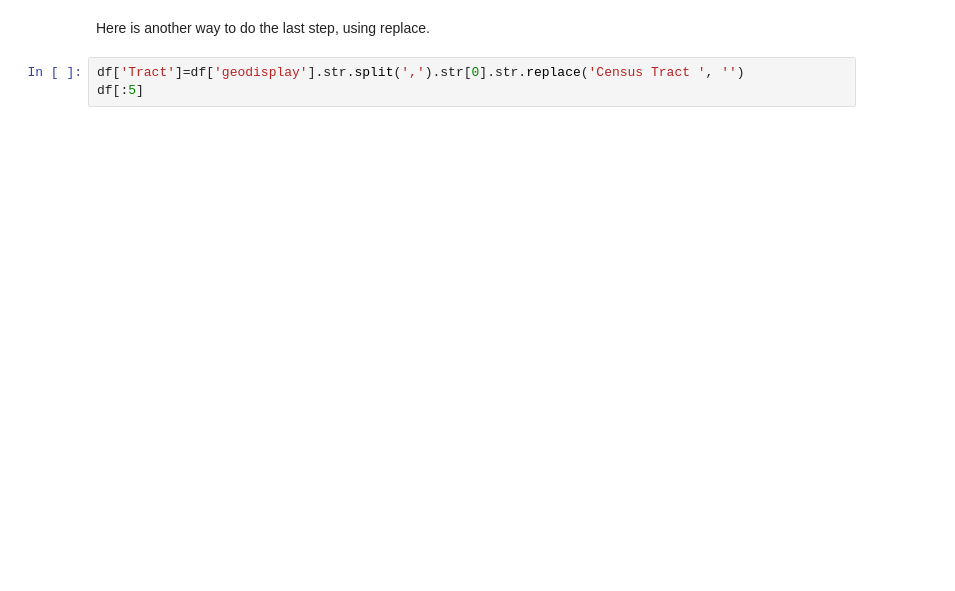
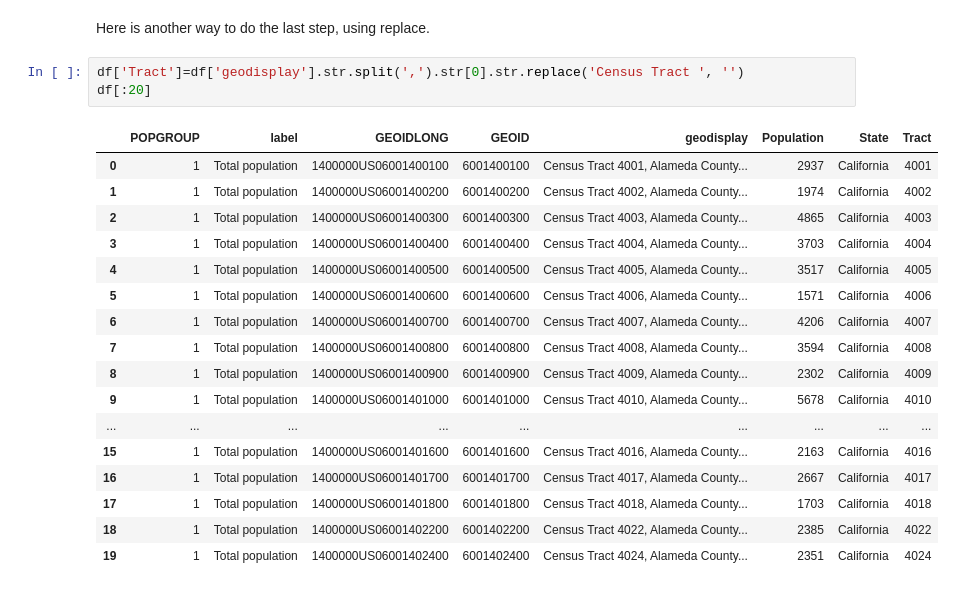
Before and after one commit to uky-transport-data-science/ce599, a Jupyter notebook: 5-Pandas Basics Part 1/From-Rows-to-Lists-Arrays-and-DataFrames.ipynb, the cells around one changed output. Saved outputs shown, nothing was run; the diff lists cells and outputs as text; blank space fills up the shorter version.

```diff
--- a/5-Pandas Basics Part 1/From-Rows-to-Lists-Arrays-and-DataFrames.ipynb
+++ b/5-Pandas Basics Part 1/From-Rows-to-Lists-Arrays-and-DataFrames.ipynb
@@ -327,4 +571,22 @@ df[:5]
 Here is another way to do the last step, using replace.
 # %%
 df['Tract']=df['geodisplay'].str.split(',').str[0].str.replace('Census Tract ', '')
-df[:5]
+df[:20]
+# %% [output]
+|  | POPGROUP | label | GEOIDLONG | GEOID | geodisplay | Population | State | Tract |
+| 0 | 1 | Total population | 1400000US06001400100 | 6001400100 | Census Tract 4001, Alameda County... | 2937 | California | 4001 |
+| 1 | 1 | Total population | 1400000US06001400200 | 6001400200 | Census Tract 4002, Alameda County... | 1974 | California | 4002 |
+| 2 | 1 | Total population | 1400000US06001400300 | 6001400300 | Census Tract 4003, Alameda County... | 4865 | California | 4003 |
+| 3 | 1 | Total population | 1400000US06001400400 | 6001400400 | Census Tract 4004, Alameda County... | 3703 | California | 4004 |
+| 4 | 1 | Total population | 1400000US06001400500 | 6001400500 | Census Tract 4005, Alameda County... | 3517 | California | 4005 |
+| 5 | 1 | Total population | 1400000US06001400600 | 6001400600 | Census Tract 4006, Alameda County... | 1571 | California | 4006 |
+| 6 | 1 | Total population | 1400000US06001400700 | 6001400700 | Census Tract 4007, Alameda County... | 4206 | California | 4007 |
+| 7 | 1 | Total population | 1400000US06001400800 | 6001400800 | Census Tract 4008, Alameda County... | 3594 | California | 4008 |
+| 8 | 1 | Total population | 1400000US06001400900 | 6001400900 | Census Tract 4009, Alameda County... | 2302 | California | 4009 |
+| 9 | 1 | Total population | 1400000US06001401000 | 6001401000 | Census Tract 4010, Alameda County... | 5678 | California | 4010 |
+| ... | ... | ... | ... | ... | ... | ... | ... | ... |
+| 15 | 1 | Total population | 1400000US06001401600 | 6001401600 | Census Tract 4016, Alameda County... | 2163 | California | 4016 |
+| 16 | 1 | Total population | 1400000US06001401700 | 6001401700 | Census Tract 4017, Alameda County... | 2667 | California | 4017 |
+| 17 | 1 | Total population | 1400000US06001401800 | 6001401800 | Census Tract 4018, Alameda County... | 1703 | California | 4018 |
+| 18 | 1 | Total population | 1400000US06001402200 | 6001402200 | Census Tract 4022, Alameda County... | 2385 | California | 4022 |
+| 19 | 1 | Total population | 1400000US06001402400 | 6001402400 | Census Tract 4024, Alameda County... | 2351 | California | 4024 |
```
Also changed, not shown: parts of 44 cells of this notebook.
